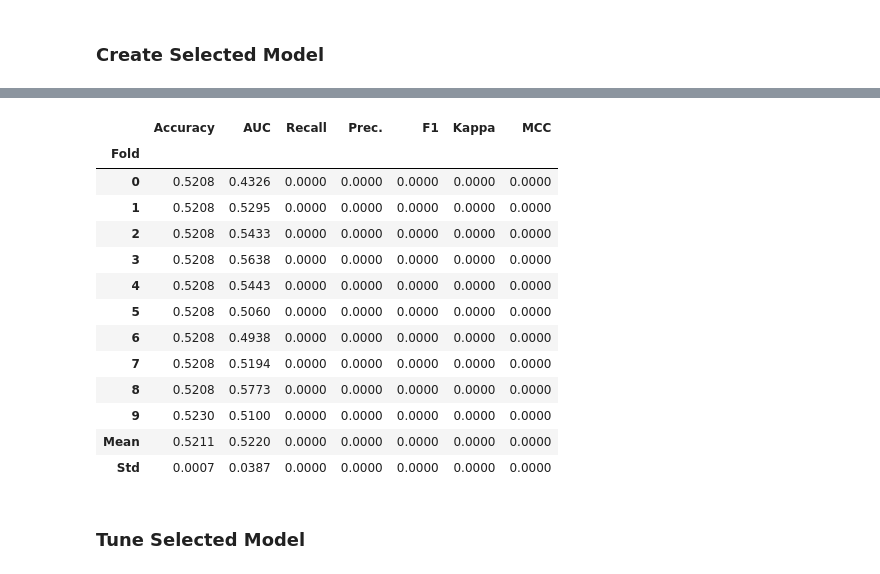
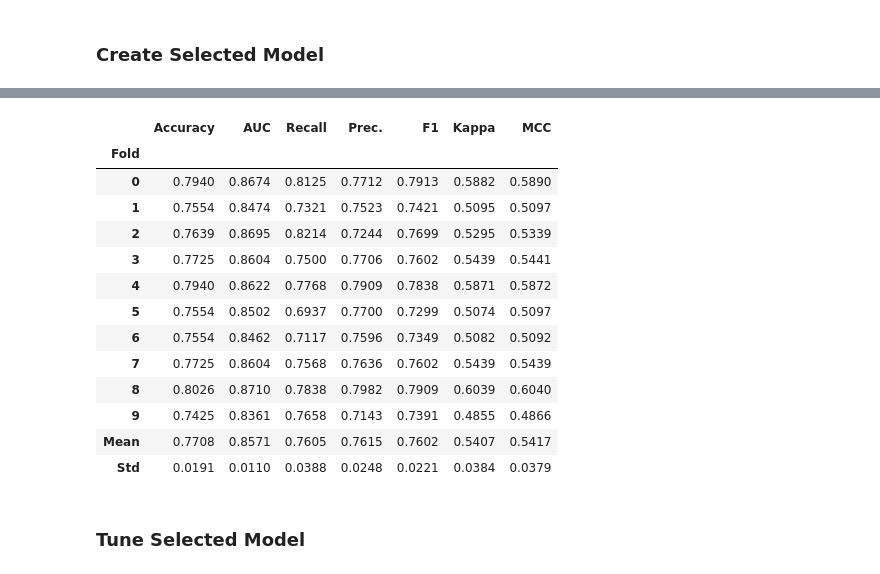
Before and after one commit to NBA-Betting/NBA_Betting, a Jupyter notebook: notebooks/AutoML_Cls.ipynb, the cells around one changed output, grey strips where cells are left out. Cells and saved outputs as stored; diff of their text form; code cells hidden in the pictures.

```diff
--- a/notebooks/AutoML_Cls.ipynb
+++ b/notebooks/AutoML_Cls.ipynb
@@ -336,23 +384,23 @@ MLPClassifier(activation='relu', alpha=0.0001, batch_size='auto', beta_1=0.9,
 
 ### Create Selected Model
 # %%
-model_cls = py_cls.create_model("nb")
+model_cls = py_cls.create_model("lr")
 # %% [output]
 [interactive output not drawn]
 |  | Accuracy | AUC | Recall | Prec. | F1 | Kappa | MCC |
 | Fold |  |  |  |  |  |  |  |
-| 0 | 0.5208 | 0.4326 | 0.0000 | 0.0000 | 0.0000 | 0.0000 | 0.0000 |
-| 1 | 0.5208 | 0.5295 | 0.0000 | 0.0000 | 0.0000 | 0.0000 | 0.0000 |
-| 2 | 0.5208 | 0.5433 | 0.0000 | 0.0000 | 0.0000 | 0.0000 | 0.0000 |
-| 3 | 0.5208 | 0.5638 | 0.0000 | 0.0000 | 0.0000 | 0.0000 | 0.0000 |
-| 4 | 0.5208 | 0.5443 | 0.0000 | 0.0000 | 0.0000 | 0.0000 | 0.0000 |
-| 5 | 0.5208 | 0.5060 | 0.0000 | 0.0000 | 0.0000 | 0.0000 | 0.0000 |
-| 6 | 0.5208 | 0.4938 | 0.0000 | 0.0000 | 0.0000 | 0.0000 | 0.0000 |
-| 7 | 0.5208 | 0.5194 | 0.0000 | 0.0000 | 0.0000 | 0.0000 | 0.0000 |
-| 8 | 0.5208 | 0.5773 | 0.0000 | 0.0000 | 0.0000 | 0.0000 | 0.0000 |
-| 9 | 0.5230 | 0.5100 | 0.0000 | 0.0000 | 0.0000 | 0.0000 | 0.0000 |
-| Mean | 0.5211 | 0.5220 | 0.0000 | 0.0000 | 0.0000 | 0.0000 | 0.0000 |
-| Std | 0.0007 | 0.0387 | 0.0000 | 0.0000 | 0.0000 | 0.0000 | 0.0000 |
+| 0 | 0.7940 | 0.8674 | 0.8125 | 0.7712 | 0.7913 | 0.5882 | 0.5890 |
+| 1 | 0.7554 | 0.8474 | 0.7321 | 0.7523 | 0.7421 | 0.5095 | 0.5097 |
+| 2 | 0.7639 | 0.8695 | 0.8214 | 0.7244 | 0.7699 | 0.5295 | 0.5339 |
+| 3 | 0.7725 | 0.8604 | 0.7500 | 0.7706 | 0.7602 | 0.5439 | 0.5441 |
+| 4 | 0.7940 | 0.8622 | 0.7768 | 0.7909 | 0.7838 | 0.5871 | 0.5872 |
+| 5 | 0.7554 | 0.8502 | 0.6937 | 0.7700 | 0.7299 | 0.5074 | 0.5097 |
+| 6 | 0.7554 | 0.8462 | 0.7117 | 0.7596 | 0.7349 | 0.5082 | 0.5092 |
+| 7 | 0.7725 | 0.8604 | 0.7568 | 0.7636 | 0.7602 | 0.5439 | 0.5439 |
+| 8 | 0.8026 | 0.8710 | 0.7838 | 0.7982 | 0.7909 | 0.6039 | 0.6040 |
+| 9 | 0.7425 | 0.8361 | 0.7658 | 0.7143 | 0.7391 | 0.4855 | 0.4866 |
+| Mean | 0.7708 | 0.8571 | 0.7605 | 0.7615 | 0.7602 | 0.5407 | 0.5417 |
+| Std | 0.0191 | 0.0110 | 0.0388 | 0.0248 | 0.0221 | 0.0384 | 0.0379 |
 # %% [markdown]
 <a id=tune_cls></a>
 
```
Also changed, not shown: parts of 21 cells of this notebook, 15 other files.
